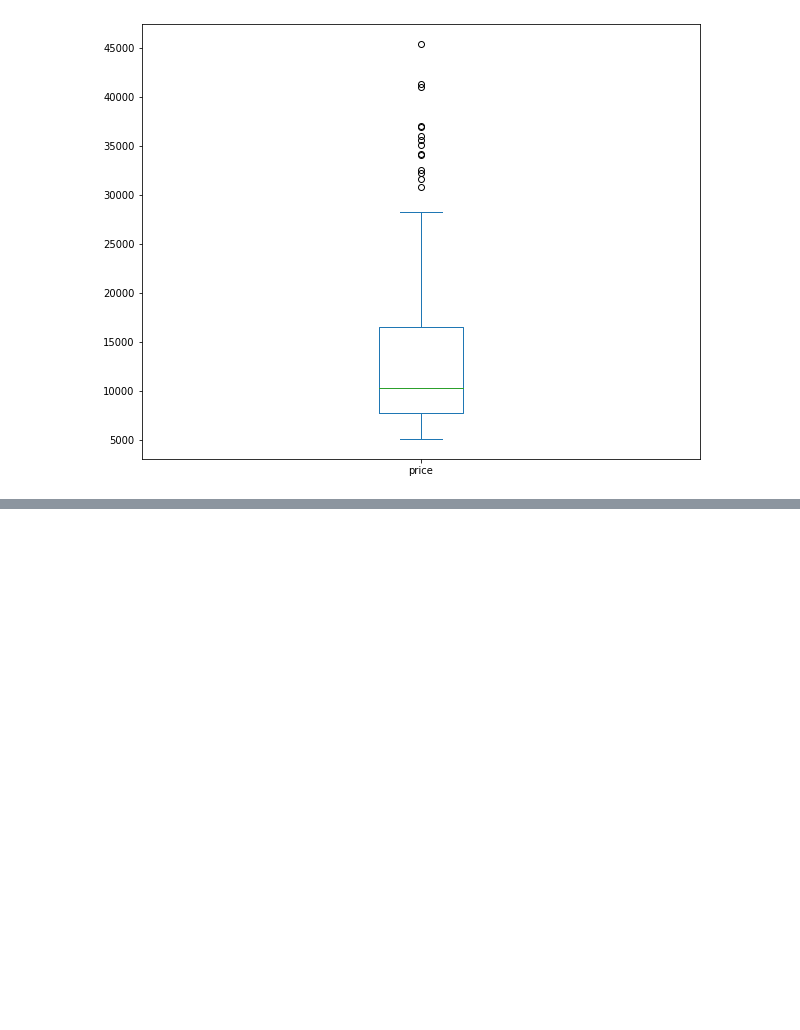
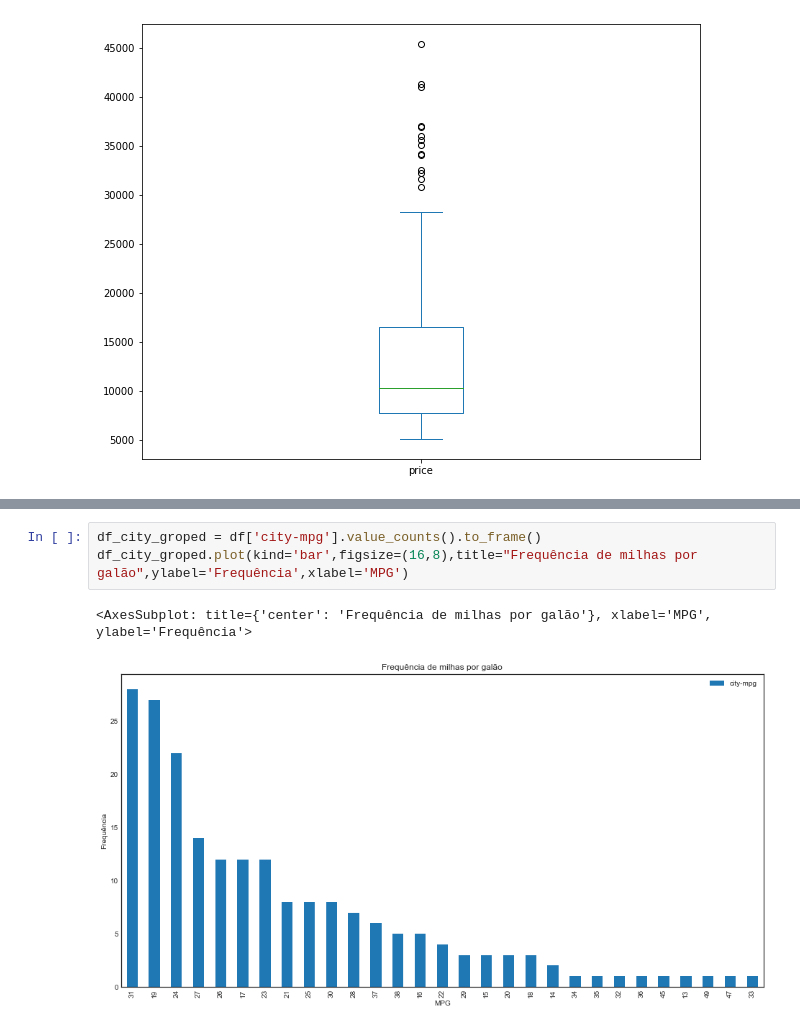
Before and after one commit to EduPekUfpr/PPGOLD7037, a Jupyter notebook: 02-DS_PPGOLD_AnaliseDescritiva/DS_PPGOLD_Aula02_AnaliseDescritiva.ipynb, the cells around one changed output, grey strips where cells are left out. Saved outputs shown, nothing was run; the diff lists cells and outputs as text; blank space fills up the shorter version.

```diff
--- a/02-DS_PPGOLD_AnaliseDescritiva/DS_PPGOLD_Aula02_AnaliseDescritiva.ipynb
+++ b/02-DS_PPGOLD_AnaliseDescritiva/DS_PPGOLD_Aula02_AnaliseDescritiva.ipynb
@@ -237,0 +330,6 @@ df['price'].plot(kind='box',figsize=(10,8))
+# %%
+df_city_groped = df['city-mpg'].value_counts().to_frame()
+df_city_groped.plot(kind='bar',figsize=(16,8),title="Frequência de milhas por galão",ylabel='Frequência',xlabel='MPG')
+# %% [output]
+<AxesSubplot: title={'center': 'Frequência de milhas por galão'}, xlabel='MPG', ylabel='Frequência'>
+[figure, added]
```
Also changed, not shown: parts of 29 cells of this notebook, 2 other files.
